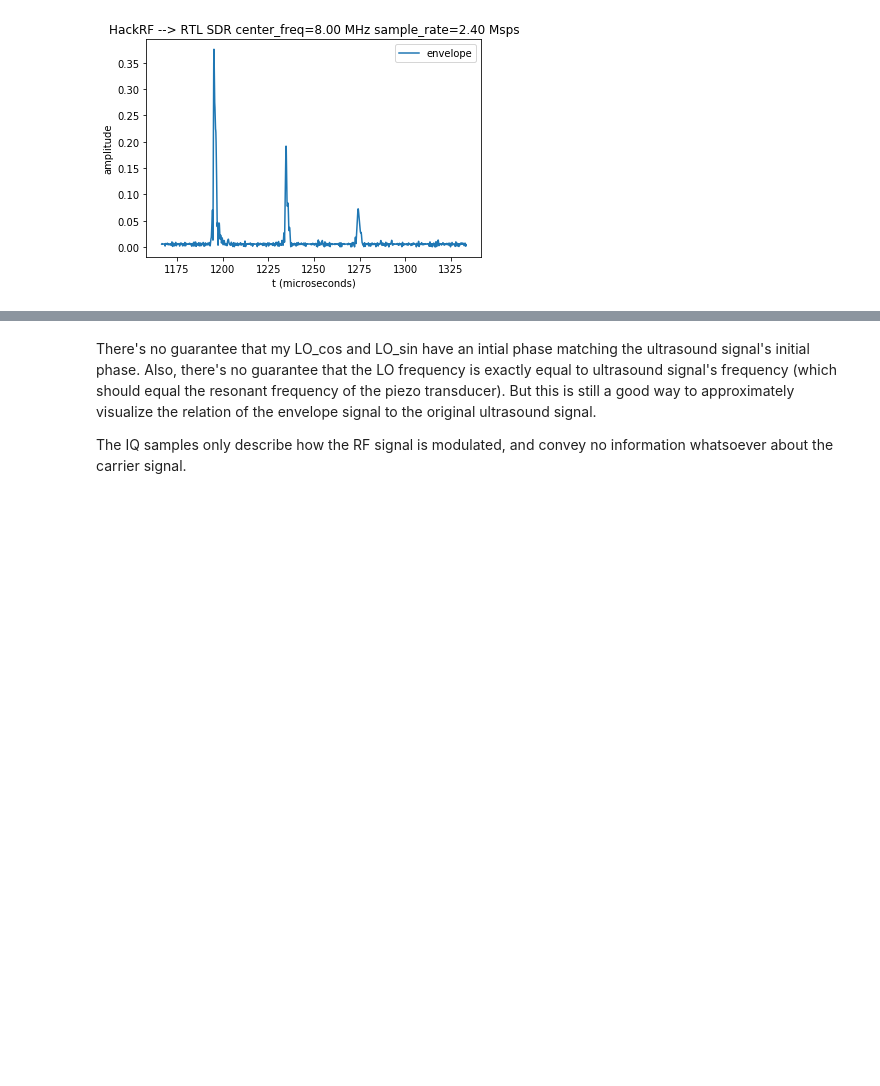
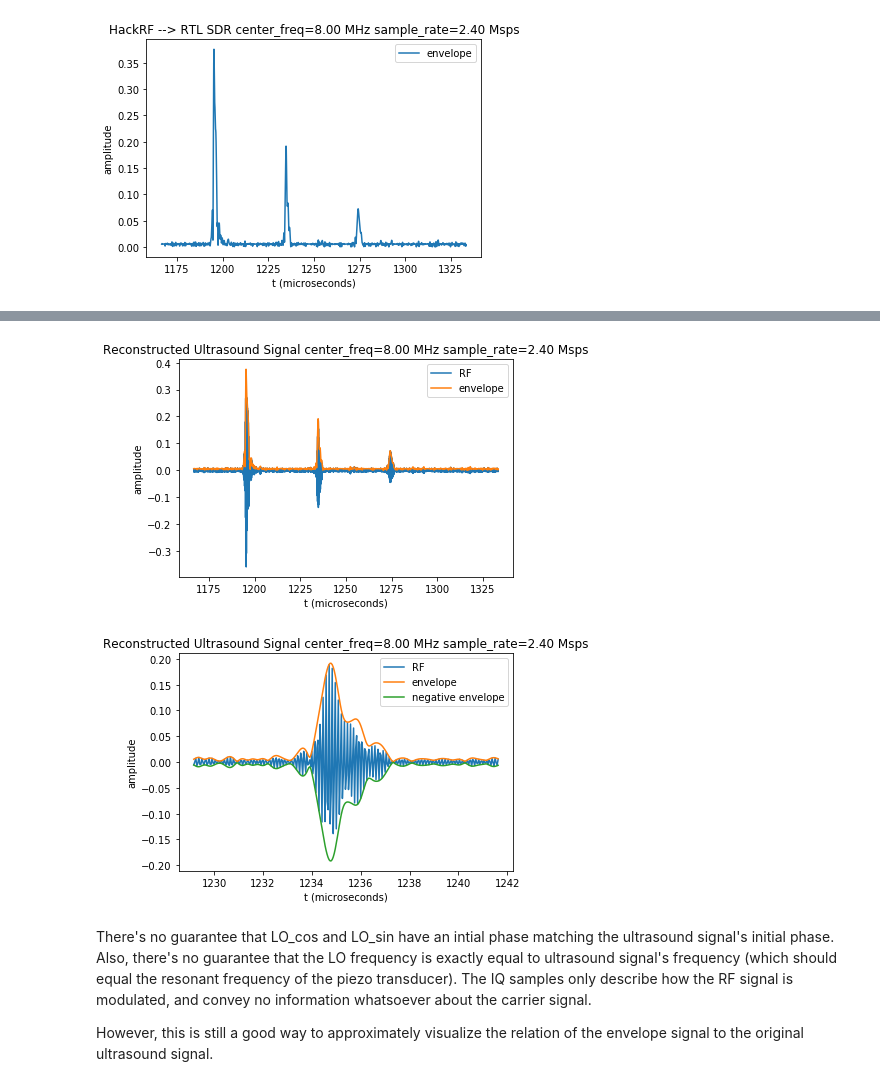
Before and after one commit to wlmeng11/rtl-ultrasound, a Jupyter notebook: experiments/20180813/rtlsdr_ultrasound_test.ipynb, the cells around one changed output, grey strips where cells are left out. Drawn from its saved outputs; the diff is of its cells as text; code cells hidden in the pictures; blank space fills up the shorter version.

Commit message:
Reconsturct ultrasound signal

```diff
--- a/experiments/20180813/rtlsdr_ultrasound_test.ipynb
+++ b/experiments/20180813/rtlsdr_ultrasound_test.ipynb
@@ -136,10 +136,10 @@ plt.show()
 # %% [markdown]
 *What's that over there? Zoom and enhance.*
 # %%
-start = 28000
-end = 32000
-megazoomed_envelope = envelope[start:end]
-megazoomed_t = t[start:end]
+start1 = 28000
+end1 = 32000
+megazoomed_envelope = envelope[start1:end1]
+megazoomed_t = t[start1:end1]
 plt.plot(megazoomed_t, megazoomed_envelope, label="envelope")
 plt.xlabel('t (microseconds)')
 plt.ylabel('amplitude')
@@ -161,7 +168,40 @@ We have an envelope signal that corresponds nicely to the original data from kel
+# %%
+megazoomed_data = resampled[start1:end1]
+I = np.real(megazoomed_data) # In-phase modulating signal
+Q = np.imag(megazoomed_data) # Quadrature-phase modulating signal
+LO_cos = np.cos(2.0*np.pi*center_freq*megazoomed_t) # Local Oscillator, cos
+LO_sin = np.sin(2.0*np.pi*center_freq*megazoomed_t) # Local Oscillator, sin
+RF = I*LO_cos - Q*LO_sin # reconstructed RF signal
+
+plt.plot(megazoomed_t, RF, label="RF")
+plt.plot(megazoomed_t, megazoomed_envelope, label="envelope")
+plt.xlabel('t (microseconds)')
+plt.ylabel('amplitude')
+plt.title("Reconstructed Ultrasound Signal center_freq=%.2f MHz sample_rate=%.2f Msps" %
+          (center_freq/1.0e6, sample_rate/1.0e6))
+plt.legend()
+plt.show()
+
+# zoom in on RF signal
+start2 = 1500
+end2 = 1800
+zoomed_RF = RF[start2:end2]
+plt.plot(megazoomed_t[start2:end2], zoomed_RF, label="RF")
+plt.plot(megazoomed_t[start2:end2], megazoomed_envelope[start2:end2], label="envelope")
+plt.plot(megazoomed_t[start2:end2], -megazoomed_envelope[start2:end2], label="negative envelope")
+plt.xlabel('t (microseconds)')
+plt.ylabel('amplitude')
+plt.title("Reconstructed Ultrasound Signal center_freq=%.2f MHz sample_rate=%.2f Msps" %
+          (center_freq/1.0e6, sample_rate/1.0e6))
+plt.legend()
+plt.show()
+# %% [output]
+[figure, added]
+[figure, added]
 # %% [markdown]
-There's no guarantee that my LO_cos and LO_sin have an intial phase matching the ultrasound signal's initial phase.
+There's no guarantee that LO_cos and LO_sin have an intial phase matching the ultrasound signal's initial phase.
 Also, there's no guarantee that the LO frequency is exactly equal to ultrasound signal's frequency
 (which should equal the resonant frequency of the piezo transducer).
-But this is still a good way to approximately visualize the relation of the envelope signal to the original ultrasound signal.
+The IQ samples only describe how the RF signal is modulated, and convey no information whatsoever about the carrier signal.
 
-The IQ samples only describe how the RF signal is modulated, and convey no information whatsoever about the carrier signal.
+However, this is still a good way to approximately visualize the relation of the envelope signal to the original ultrasound signal.
```
Also changed, not shown: parts of 2 cells of this notebook.
